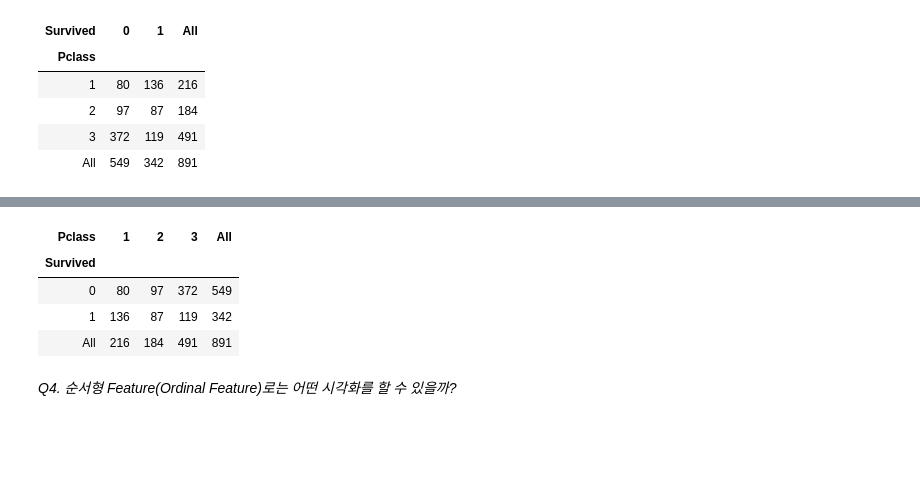
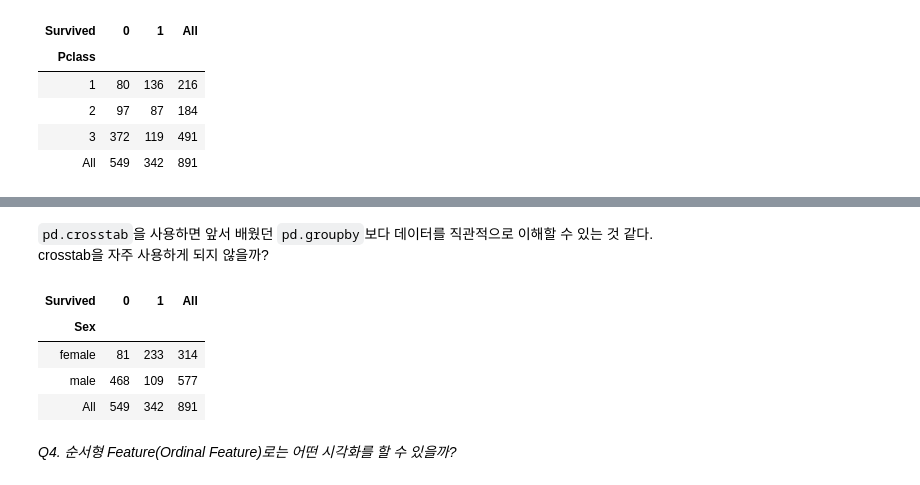
Before and after one commit to Steve-YJ/Explore-Kaggle, a Jupyter notebook: 01. Titanic/01. Kaggle-Titanic.ipynb, the cells around one changed output, grey strips where cells are left out. Saved outputs shown, nothing was run; the diff lists cells and outputs as text; code cells hidden in the pictures; blank space fills up the shorter version.

```diff
--- a/01. Titanic/01. Kaggle-Titanic.ipynb
+++ b/01. Titanic/01. Kaggle-Titanic.ipynb
@@ -207,11 +230,14 @@ pd.crosstab(data.Pclass, data.Survived, margins=True)
+# %% [markdown]
+<code>pd.crosstab</code>을 사용하면 앞서 배웠던 <code>pd.groupby</code>보다 데이터를 직관적으로 이해할 수 있는 것 같다.<br>
+crosstab을 자주 사용하게 되지 않을까?
 # %%
-pd.crosstab(data.Survived, data.Pclass, margins=True)
+pd.crosstab(data.Sex, data.Survived, margins=True)
 # %% [output]
-| Pclass | 1 | 2 | 3 | All |
-| Survived |  |  |  |  |
-| 0 | 80 | 97 | 372 | 549 |
-| 1 | 136 | 87 | 119 | 342 |
-| All | 216 | 184 | 491 | 891 |
+| Survived | 0 | 1 | All |
+| Sex |  |  |  |
+| female | 81 | 233 | 314 |
+| male | 468 | 109 | 577 |
+| All | 549 | 342 | 891 |
 # %% [markdown]
 *Q4. 순서형 Feature(Ordinal Feature)로는 어떤 시각화를 할 수 있을까?*
 # %%
```
Also changed, not shown: parts of 19 cells of this notebook.
